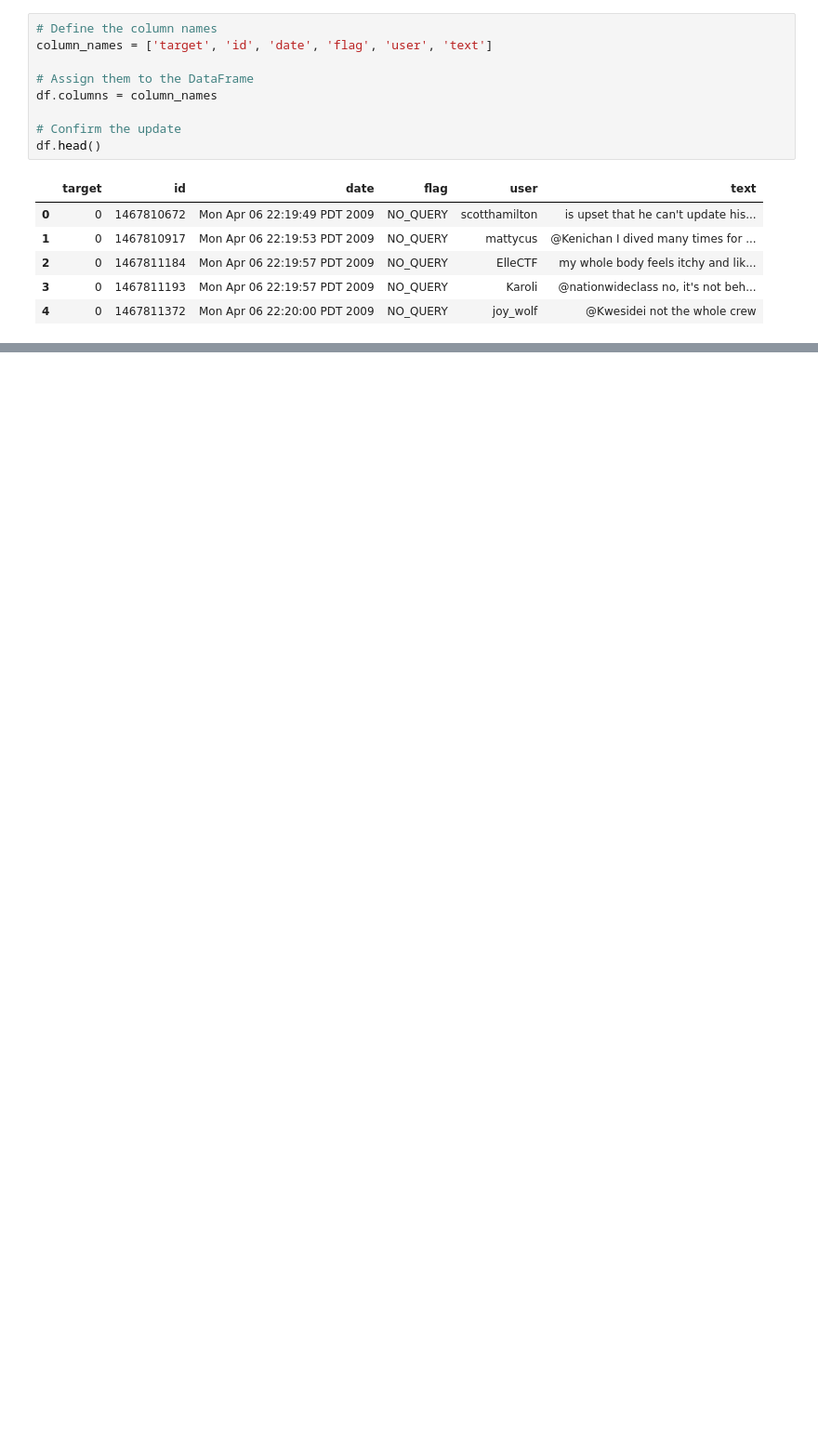
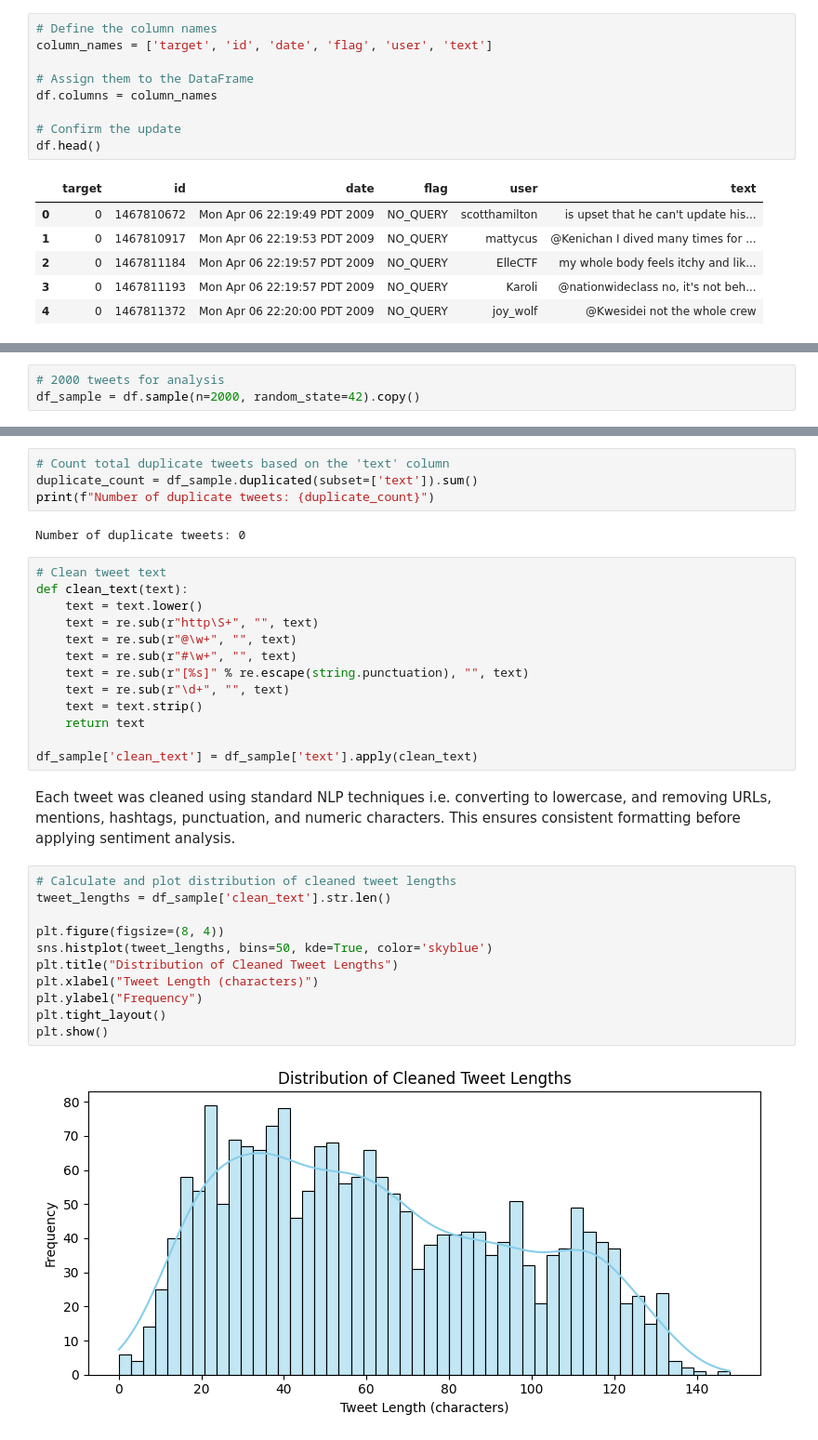
Before and after one commit to Ahmad-385/Income-prediction-Sentiment-analysis, a Jupyter notebook: ML-CA2.ipynb, the cells around one changed output, grey strips where cells are left out. Shown: that part at 93% size. Drawn from its saved outputs; the diff is of its cells as text; blank space fills up the shorter version.

Commit message:
Cleaned tweet text and filtered short or duplicate tweets

```diff
--- a/ML-CA2.ipynb
+++ b/ML-CA2.ipynb
@@ -895,0 +898,3 @@ df.head()
+# %%
+# 2000 tweets for analysis
+df_sample = df.sample(n=2000, random_state=42).copy()
@@ -895,0 +913,34 @@ df.head()
+# %%
+# Count total duplicate tweets based on the 'text' column
+duplicate_count = df_sample.duplicated(subset=['text']).sum()
+print(f"Number of duplicate tweets: {duplicate_count}")
+# %% [output]
+Number of duplicate tweets: 0
+# %%
+# Clean tweet text
+def clean_text(text):
+    text = text.lower()
+    text = re.sub(r"http\S+", "", text)
+    text = re.sub(r"@\w+", "", text)
+    text = re.sub(r"#\w+", "", text)
+    text = re.sub(r"[%s]" % re.escape(string.punctuation), "", text)
+    text = re.sub(r"\d+", "", text)
+    text = text.strip()
+    return text
+
+df_sample['clean_text'] = df_sample['text'].apply(clean_text)
+# %% [markdown]
+Each tweet was cleaned using standard NLP techniques i.e. converting to lowercase, and removing URLs, mentions, hashtags, punctuation, and numeric characters. This ensures consistent formatting before applying sentiment analysis.
+# %%
+# Calculate and plot distribution of cleaned tweet lengths
+tweet_lengths = df_sample['clean_text'].str.len()
+
+plt.figure(figsize=(8, 4))
+sns.histplot(tweet_lengths, bins=50, kde=True, color='skyblue')
+plt.title("Distribution of Cleaned Tweet Lengths")
+plt.xlabel("Tweet Length (characters)")
+plt.ylabel("Frequency")
+plt.tight_layout()
+plt.show()
+# %% [output]
+[figure, added]
```
Also changed, not shown: parts of 10 cells of this notebook.
